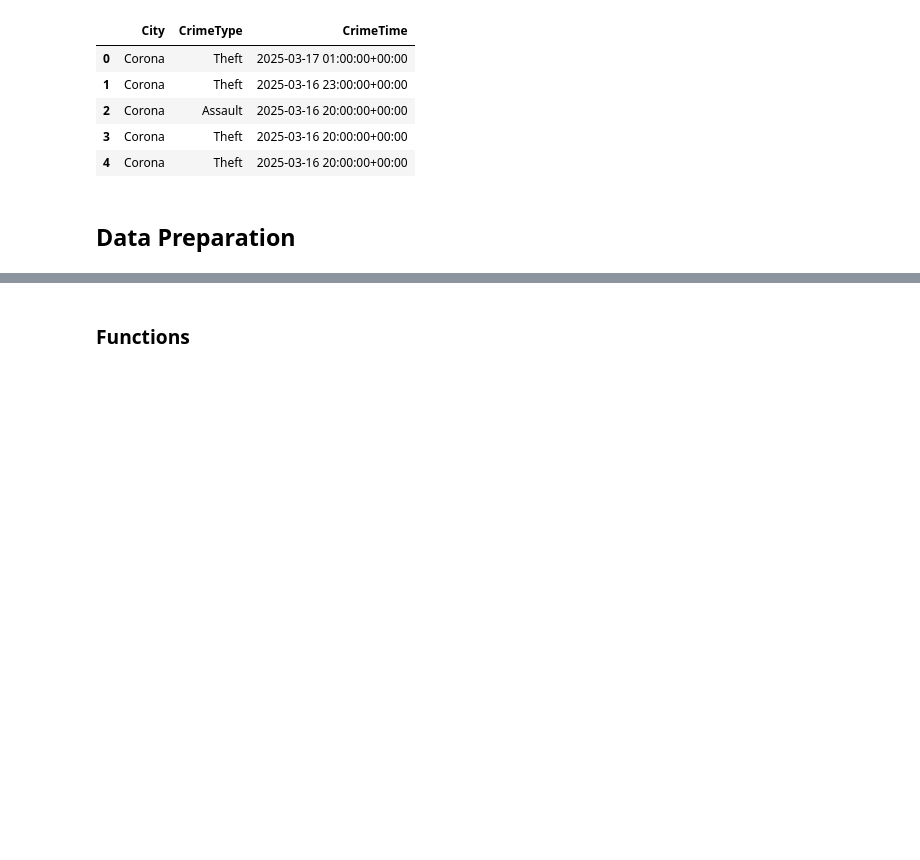
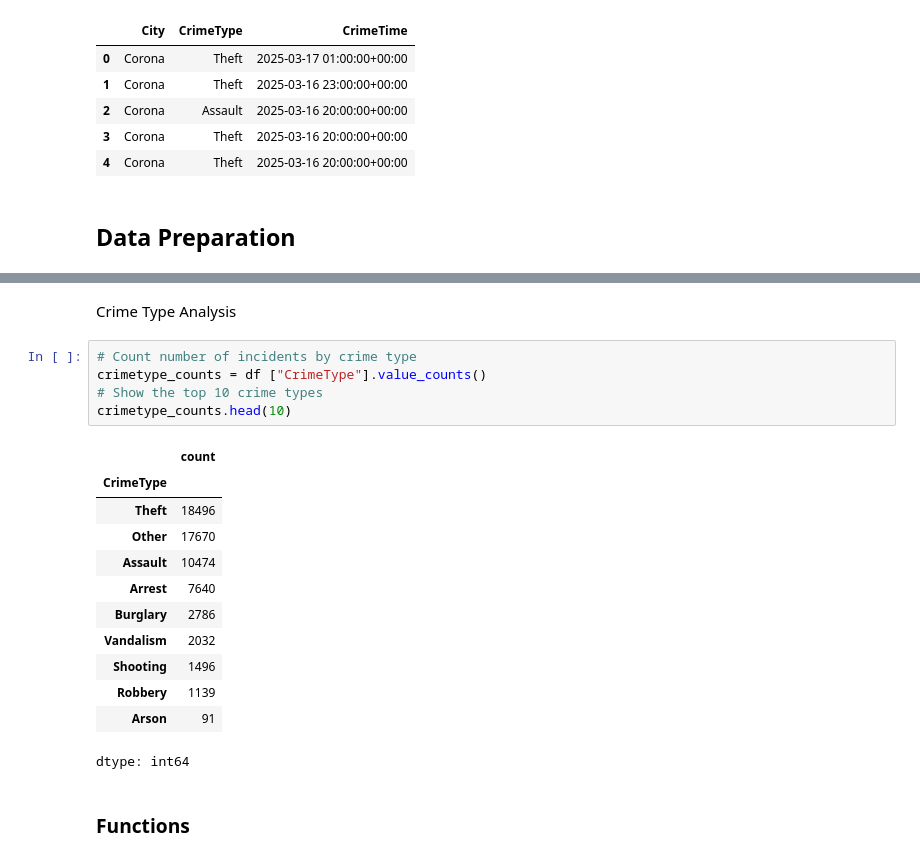
Before and after one commit to Ashliz1/NYC-Crime-Data---Group-10-, a Jupyter notebook: term_project_starter.ipynb, the cells around one changed output, grey strips where cells are left out. Cells and saved outputs as stored; diff of their text form; blank space fills up the shorter version.

```diff
--- a/term_project_starter.ipynb
+++ b/term_project_starter.ipynb
@@ -78,3 +108,23 @@ df = df.dropna(subset = ["City","CrimeType","CrimeTime"])
+# %% [markdown]
+Crime Type Analysis
+# %%
+# Count number of incidents by crime type
+crimetype_counts = df ["CrimeType"].value_counts()
+# Show the top 10 crime types
+crimetype_counts.head(10)
+# %% [output]
+|  | count |
+| CrimeType |  |
+| Theft | 18496 |
+| Other | 17670 |
+| Assault | 10474 |
+| Arrest | 7640 |
+| Burglary | 2786 |
+| Vandalism | 2032 |
+| Shooting | 1496 |
+| Robbery | 1139 |
+| Arson | 91 |
+dtype: int64
 # %% [markdown]
 ### Functions
 # %% [markdown]
```
Also changed, not shown: parts of 8 cells of this notebook.
